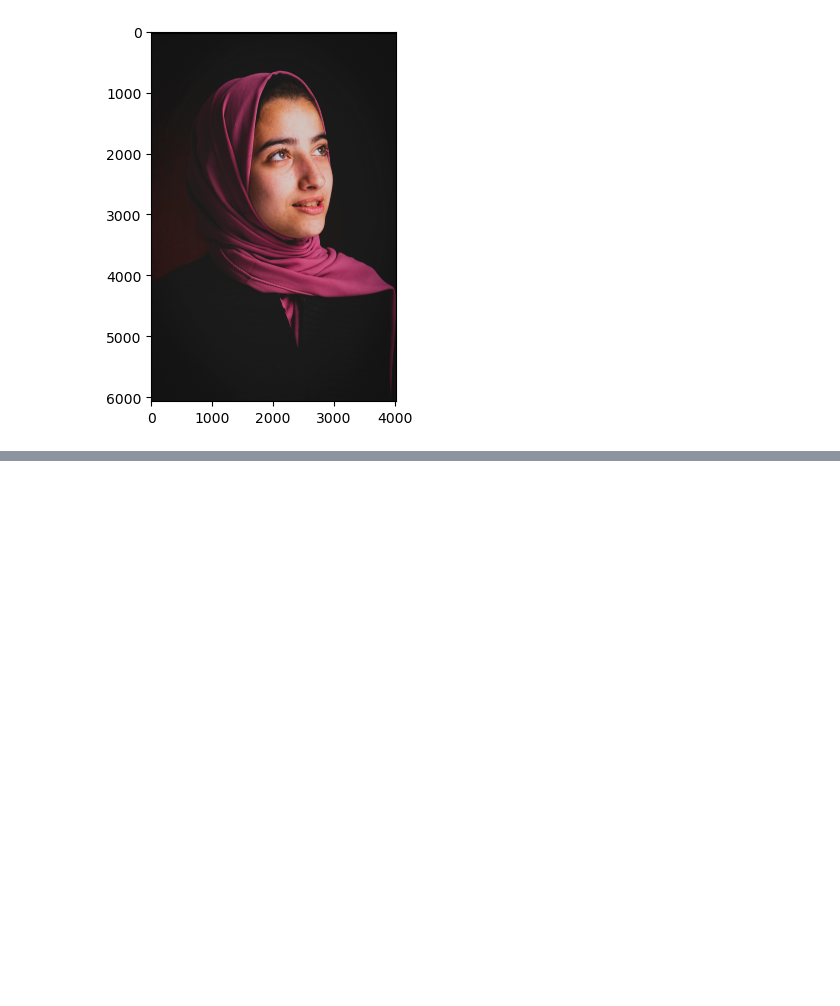
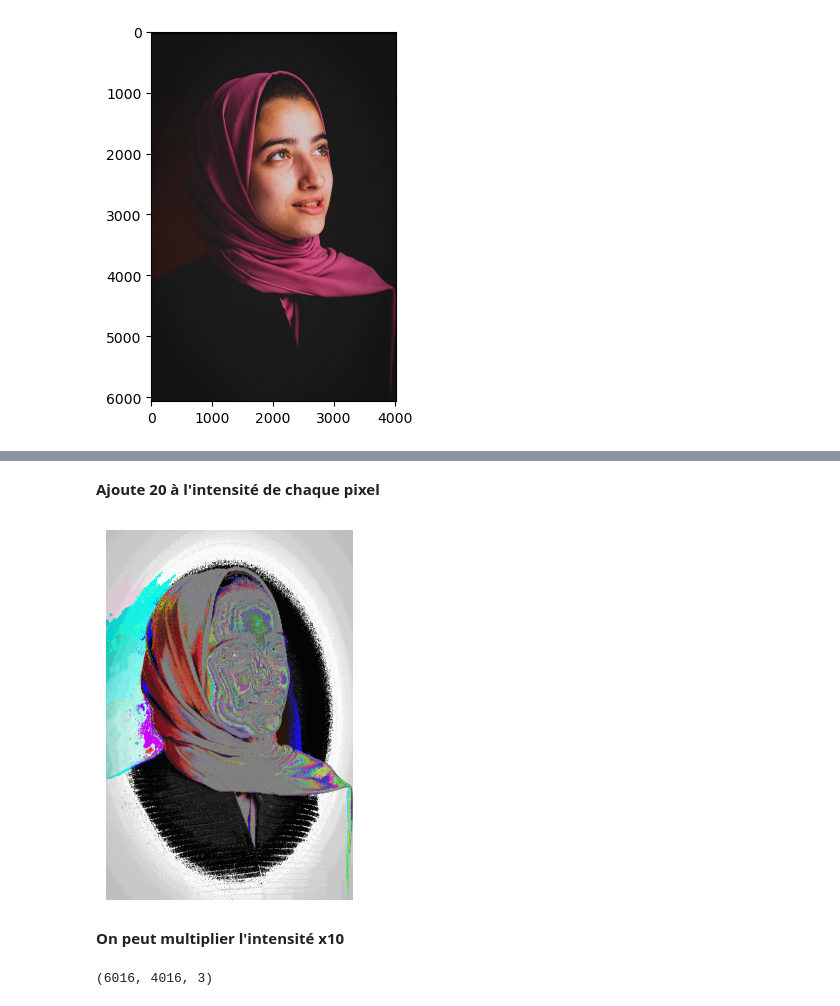
Before and after one commit to BatataNatna/Computer_Vision_Labs, a Jupyter notebook: Lab_04.ipynb, the cells around one changed output, grey strips where cells are left out. Drawn from its saved outputs; the diff is of its cells as text; code cells hidden in the pictures; blank space fills up the shorter version.

```diff
--- a/Lab_04.ipynb
+++ b/Lab_04.ipynb
@@ -152,0 +196,16 @@ plt.show()
+# %% [markdown]
+**Ajoute 20 à l'intensité de chaque pixel**
+# %%
+new_image = image * 10
+plt.imshow(cv2.cvtColor(new_image,cv2.COLOR_BGR2RGB))
+plt.axis("off")
+plt.show()
+# %% [output]
+[figure, added]
+# %% [markdown]
+**On peut multiplier l'intensité x10**
+# %%
+noise = np.random.normal(0,20,(cols,rows,3)).astype(np.uint8)
+noise.shape
+# %% [output]
+(6016, 4016, 3)
```
Also changed, not shown: parts of 32 cells of this notebook.
